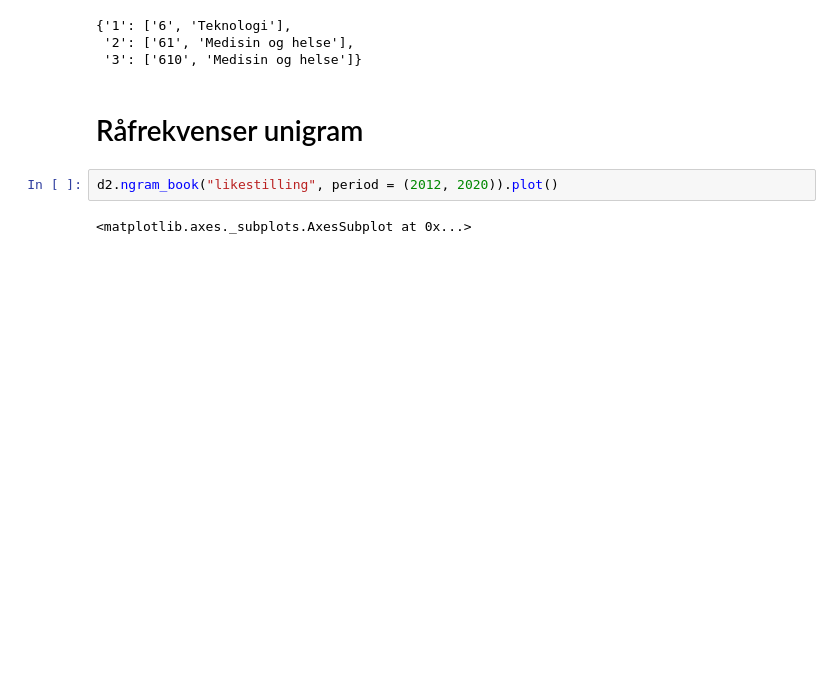
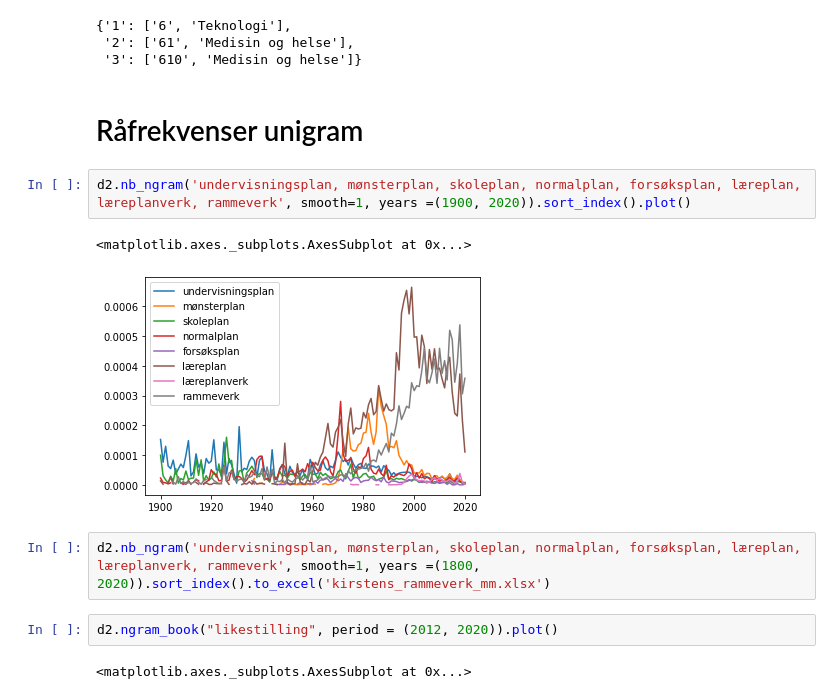
Before and after one commit to Yoonsen/ngram, a Jupyter notebook: N-gram dewy.ipynb, the cells around one changed output. Drawn from its saved outputs; the diff is of its cells as text; blank space fills up the shorter version.

```diff
--- a/N-gram dewy.ipynb
+++ b/N-gram dewy.ipynb
@@ -29,6 +29,13 @@ nb.dewey('610')
  '3': ['610', 'Medisin og helse']}
 # %% [markdown]
 # Råfrekvenser unigram
+# %%
+d2.nb_ngram('undervisningsplan, mønsterplan, skoleplan, normalplan, forsøksplan, læreplan, læreplanverk, rammeverk', smooth=1, years =(1900, 2020)).sort_index().plot()
+# %% [output]
+<matplotlib.axes._subplots.AxesSubplot at 0x...>
+[figure, added]
+# %%
+d2.nb_ngram('undervisningsplan, mønsterplan, skoleplan, normalplan, forsøksplan, læreplan, læreplanverk, rammeverk', smooth=1, years =(1800, 2020)).sort_index().to_excel('kirstens_rammeverk_mm.xlsx')
 # %%
 d2.ngram_book("likestilling", period = (2012, 2020)).plot()
 # %% [output]
```
Also changed, not shown: 3 other files.
